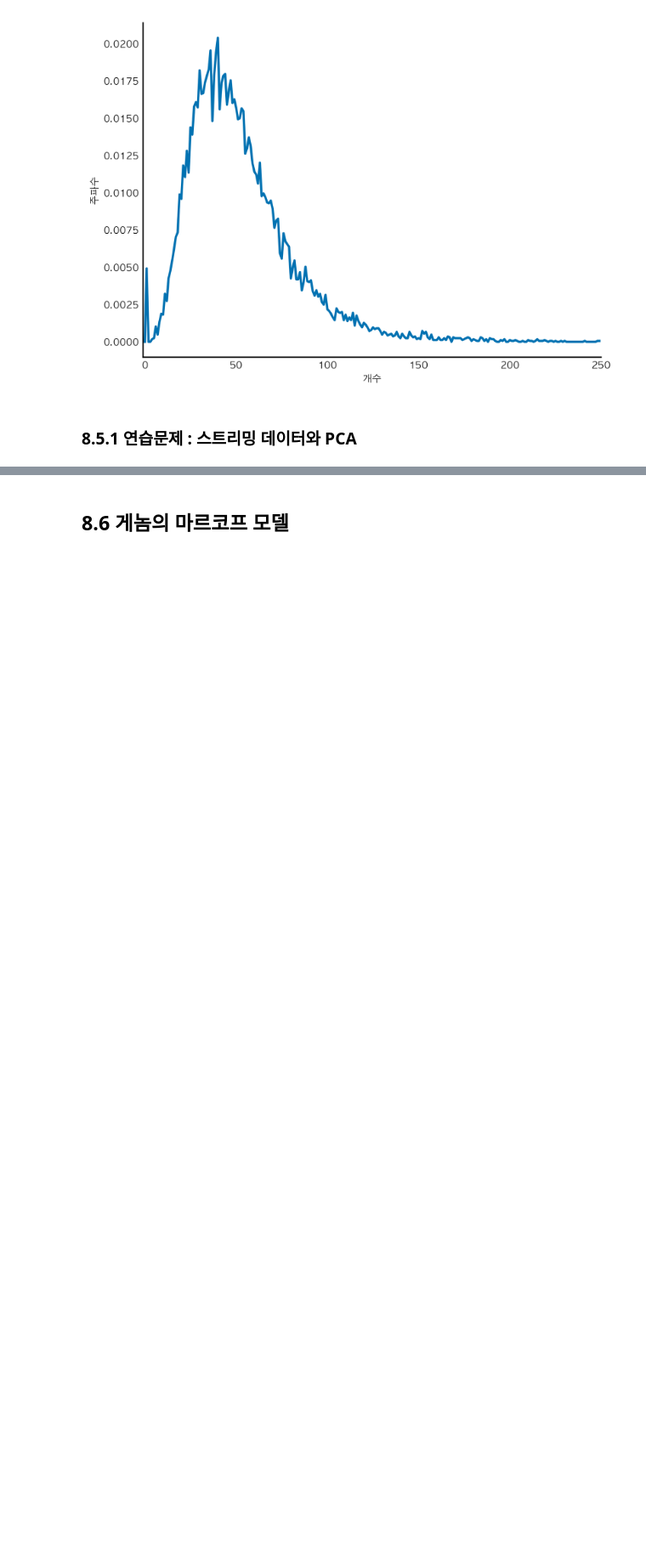
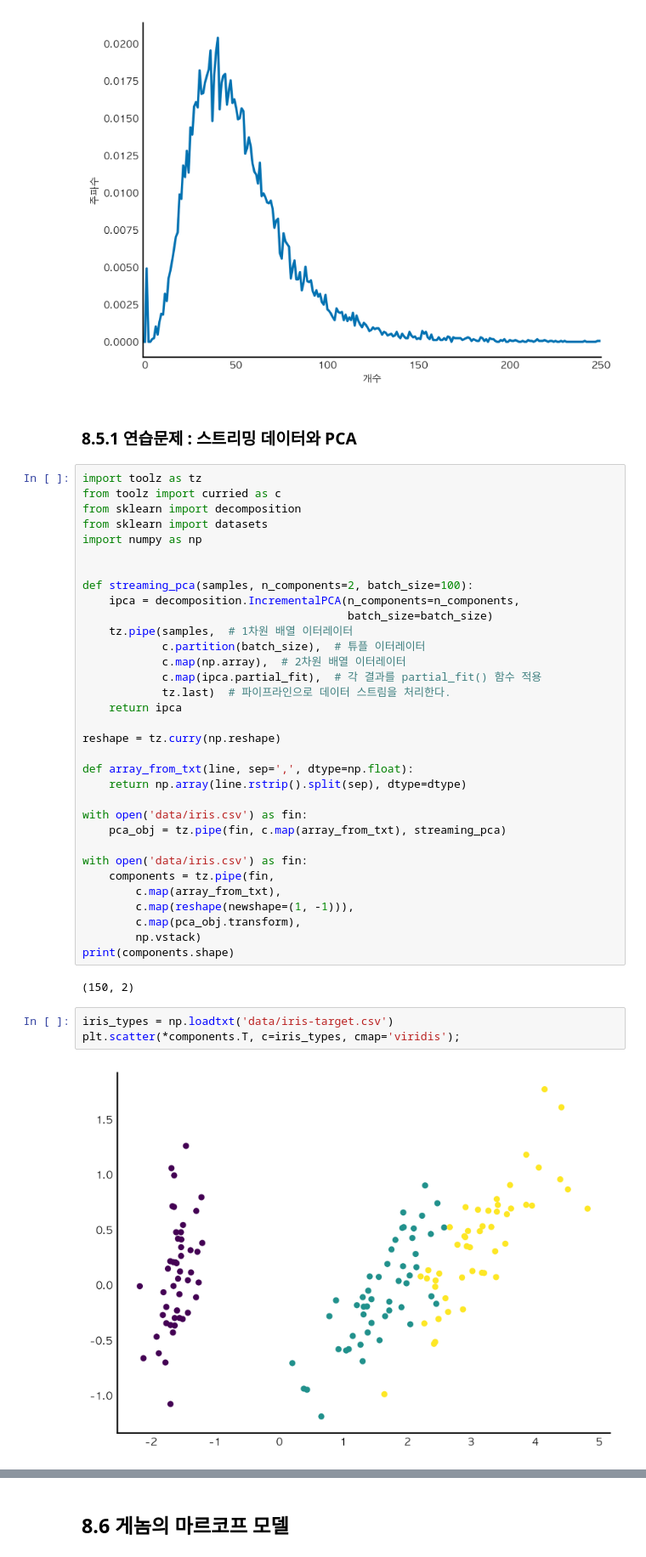
Before and after one commit to AstinCHOI/elegant-scipy, a Jupyter notebook: 8장. 빅데이터와 Toolz 라이브러리.ipynb, the cells around one changed output, grey strips where cells are left out. Shown: that part at 85% size. Drawn from its saved outputs; the diff is of its cells as text; blank space fills up the shorter version.

```diff
--- a/8장. 빅데이터와 Toolz 라이브러리.ipynb
+++ b/8장. 빅데이터와 Toolz 라이브러리.ipynb
@@ -341,3 +341,43 @@ integer_histogram(counts, xlim=(-1, 250), lw=2)
 [figure]
 # %% [markdown]
 ### 8.5.1 연습문제 : 스트리밍 데이터와 PCA
+# %%
+import toolz as tz
+from toolz import curried as c
+from sklearn import decomposition
+from sklearn import datasets
+import numpy as np
+
+
+def streaming_pca(samples, n_components=2, batch_size=100):
+    ipca = decomposition.IncrementalPCA(n_components=n_components,
+                                        batch_size=batch_size)
+    tz.pipe(samples,  # 1차원 배열 이터레이터
+            c.partition(batch_size),  # 튜플 이터레이터
+            c.map(np.array),  # 2차원 배열 이터레이터
+            c.map(ipca.partial_fit),  # 각 결과를 partial_fit() 함수 적용
+            tz.last)  # 파이프라인으로 데이터 스트림을 처리한다.
+    return ipca
+
+reshape = tz.curry(np.reshape)
+
+def array_from_txt(line, sep=',', dtype=np.float):
+    return np.array(line.rstrip().split(sep), dtype=dtype)
+
+with open('data/iris.csv') as fin:
+    pca_obj = tz.pipe(fin, c.map(array_from_txt), streaming_pca)
+
+with open('data/iris.csv') as fin:
+    components = tz.pipe(fin,
+        c.map(array_from_txt),
+        c.map(reshape(newshape=(1, -1))),
+        c.map(pca_obj.transform),
+        np.vstack)
+print(components.shape)
+# %% [output]
+(150, 2)
+# %%
+iris_types = np.loadtxt('data/iris-target.csv')
+plt.scatter(*components.T, c=iris_types, cmap='viridis');
+# %% [output]
+[figure, added]
```
Also changed, not shown: parts of 3 cells of this notebook, 3 other files.
